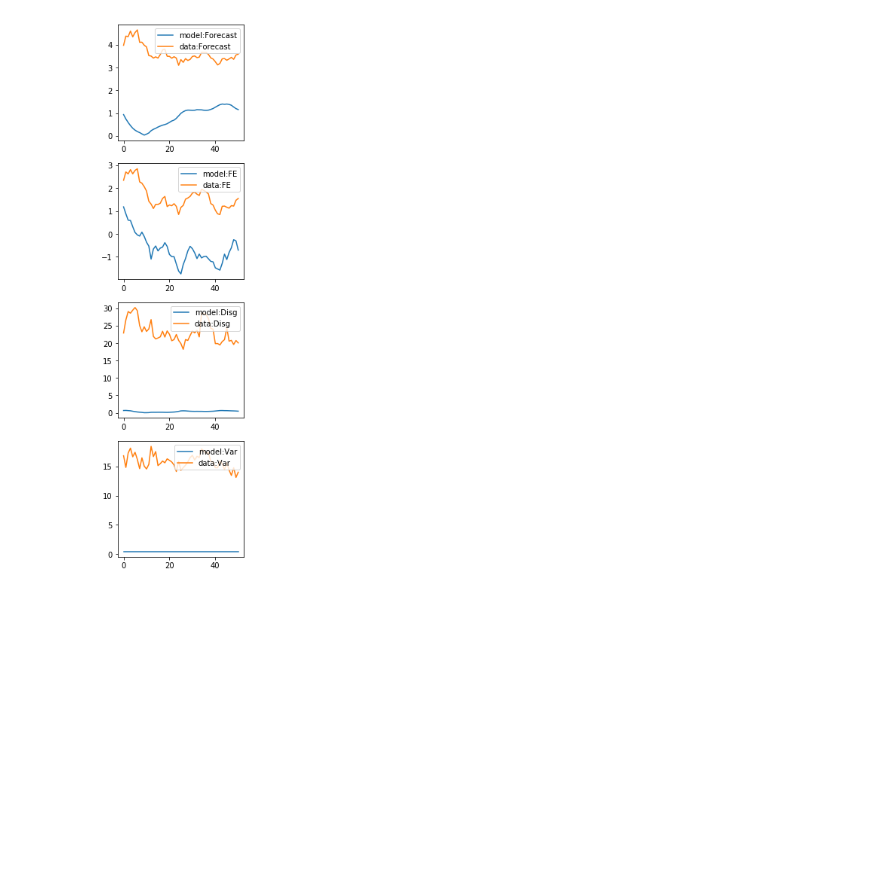
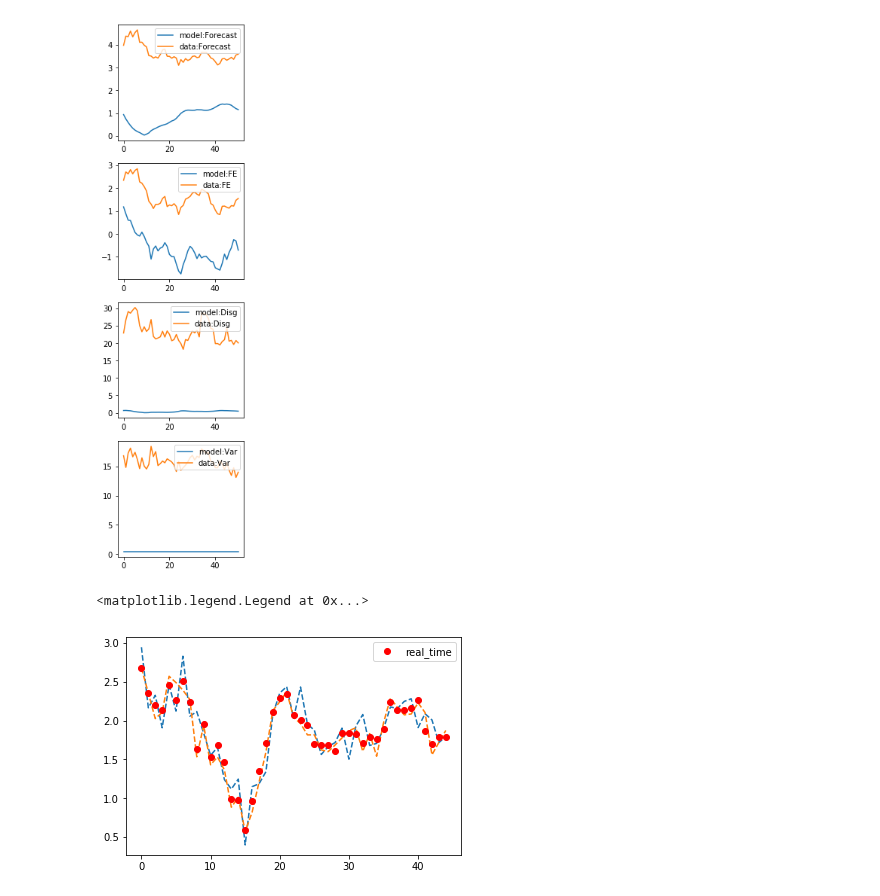
Before and after one commit to TaoWangEcon/ExpProject, a Jupyter notebook: workingfolder/python/DoEstimationWithData.ipynb, the cells around one changed output. Saved outputs shown, nothing was run; the diff lists cells and outputs as text; code cells hidden in the pictures; blank space fills up the shorter version.

```diff
--- a/workingfolder/python/DoEstimationWithData.ipynb
+++ b/workingfolder/python/DoEstimationWithData.ipynb
@@ -263,5 +263,12 @@ NI_model.ParaEstimate()
 
 sigmas_est_SPF = NI_model.para_est
+# %%
+plt.plot(NI_model.signals.T,'--')
+plt.plot(NI_model.real_time,'ro',label='real_time')
+plt.legend()
+# %% [output]
+<matplotlib.legend.Legend at 0x...>
+[figure, added]
 # %%
 ## compare the data with estimation for SPF
 NI_para_est_SPF = {"sigma_pb":sigmas_est_SPF[0],
```
Also changed, not shown: parts of 5 cells of this notebook, 2 other files.
